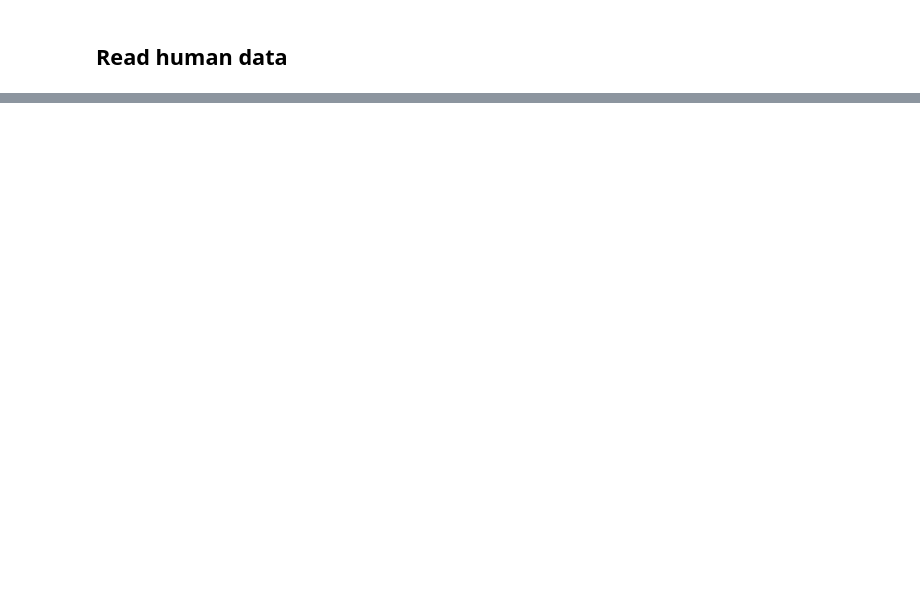
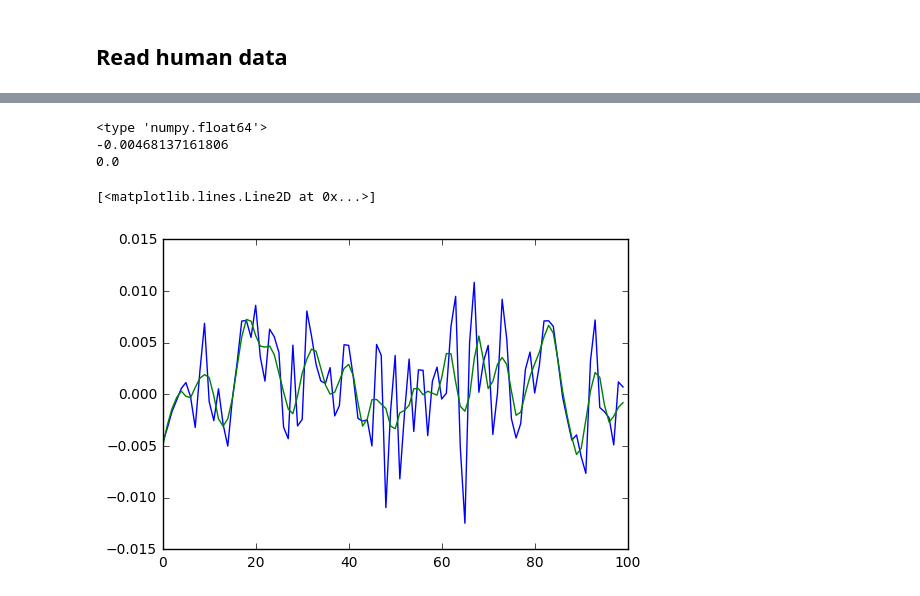
Before and after one commit to shifwang/MyShakeAnalysis, a Jupyter notebook: code/Hue/read_data_demo.ipynb, the cells around one changed output, grey strips where cells are left out. Drawn from its saved outputs; the diff is of its cells as text; code cells hidden in the pictures; blank space fills up the shorter version.

```diff
--- a/code/Hue/read_data_demo.ipynb
+++ b/code/Hue/read_data_demo.ipynb
@@ -99,0 +146,23 @@ plot_data(t, x, y, z)
+# %%
+#Show the effect of using loess smoothing
+import ctypes
+N = len(x)
+lib = ctypes.CDLL('../dml/ts/libloess.so')
+x = np.array(x, dtype=float64)
+y = np.zeros(N, dtype=float64)
+print(type(x[0]))
+c_x = x.ctypes.data_as(ctypes.POINTER(ctypes.c_double))
+c_y = y.ctypes.data_as(ctypes.POINTER(ctypes.c_double))
+print(c_x[0])
+print(c_y[0])
+loess = lib.loess
+loess(c_x, ctypes.c_int(N), ctypes.c_int(10), ctypes.c_int(0), c_y)
+K = 100
+plt.plot(range(K), x[0:K])
+plt.plot(range(K), y[0:K])
+# %% [output]
+<type 'numpy.float64'>
+-0.00468137161806
+0.0
+[<matplotlib.lines.Line2D at 0x...>]
+[figure, added]
```
Also changed, not shown: parts of 8 cells of this notebook, 1 other file.
